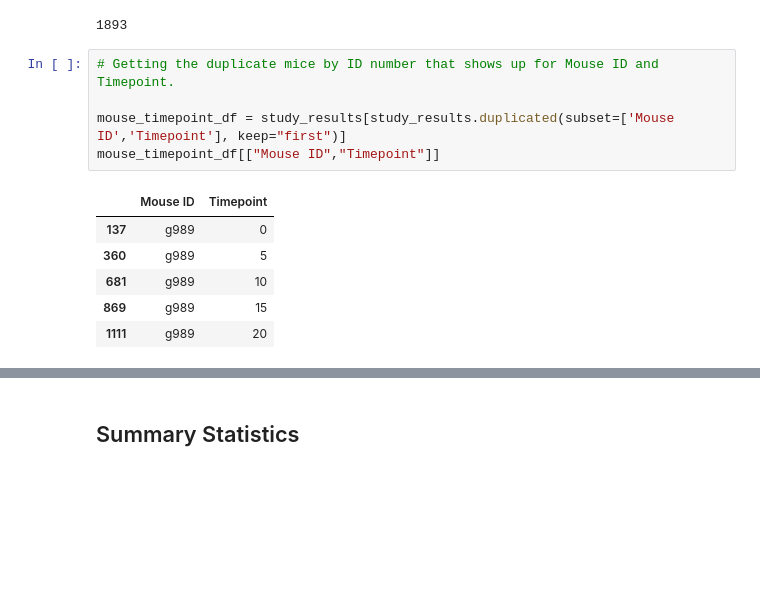
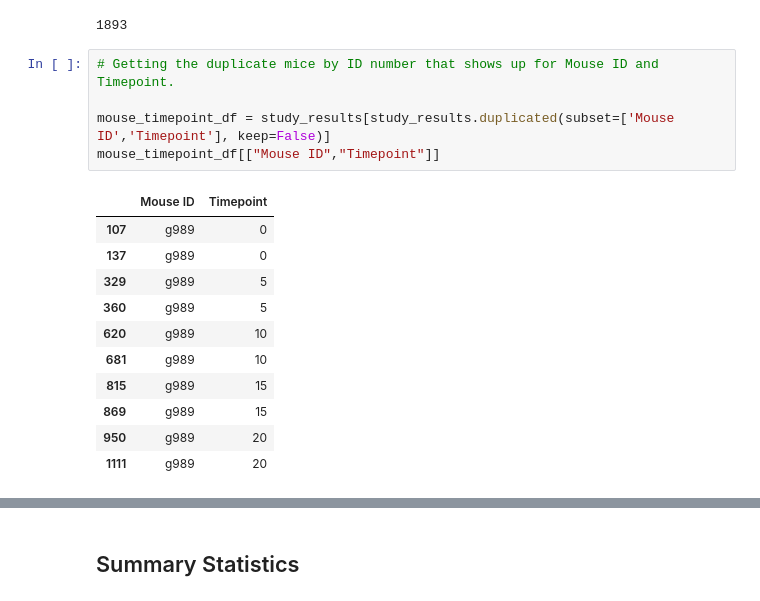
Before and after one commit to HaifaNajdawi/Matplotlib_The_power_of_plot, a Jupyter notebook: Pymaceuticals/pymaceuticals_starter.ipynb, the cells around one changed output, grey strips where cells are left out. Cells and saved outputs as stored; diff of their text form; blank space fills up the shorter version.

```diff
--- a/Pymaceuticals/pymaceuticals_starter.ipynb
+++ b/Pymaceuticals/pymaceuticals_starter.ipynb
@@ -34,14 +34,19 @@ number_of_mice
 # %%
 # Getting the duplicate mice by ID number that shows up for Mouse ID and Timepoint.
 
-mouse_timepoint_df = study_results[study_results.duplicated(subset=['Mouse ID','Timepoint'], keep="first")]
+mouse_timepoint_df = study_results[study_results.duplicated(subset=['Mouse ID','Timepoint'], keep=False)]
 mouse_timepoint_df[["Mouse ID","Timepoint"]]
 # %% [output]
 |  | Mouse ID | Timepoint |
+| 107 | g989 | 0 |
 | 137 | g989 | 0 |
+| 329 | g989 | 5 |
 | 360 | g989 | 5 |
+| 620 | g989 | 10 |
 | 681 | g989 | 10 |
+| 815 | g989 | 15 |
 | 869 | g989 | 15 |
+| 950 | g989 | 20 |
 | 1111 | g989 | 20 |
 # %%
 # Optional: Get all the data for the duplicate mouse ID.
```
Also changed, not shown: parts of 4 cells of this notebook.
